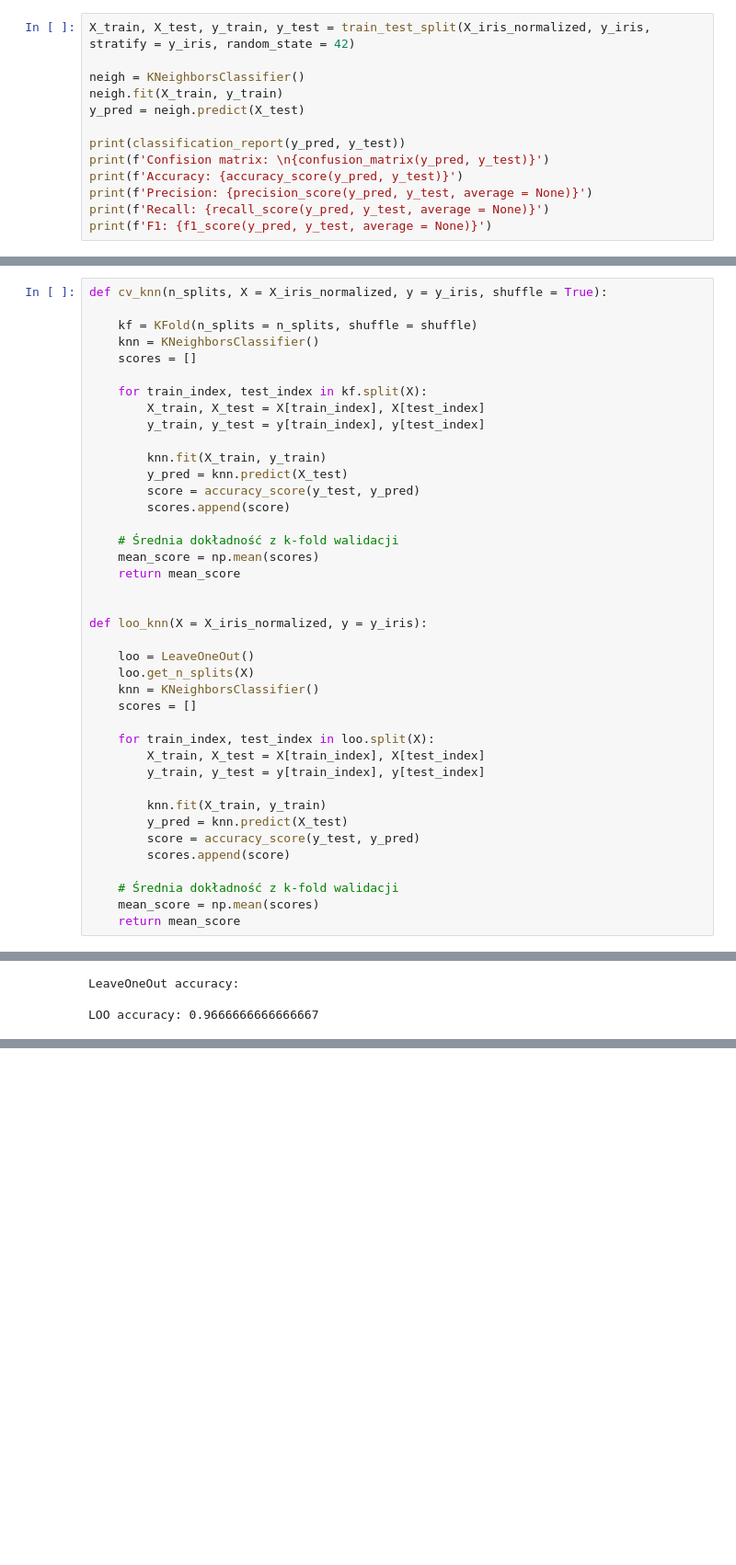
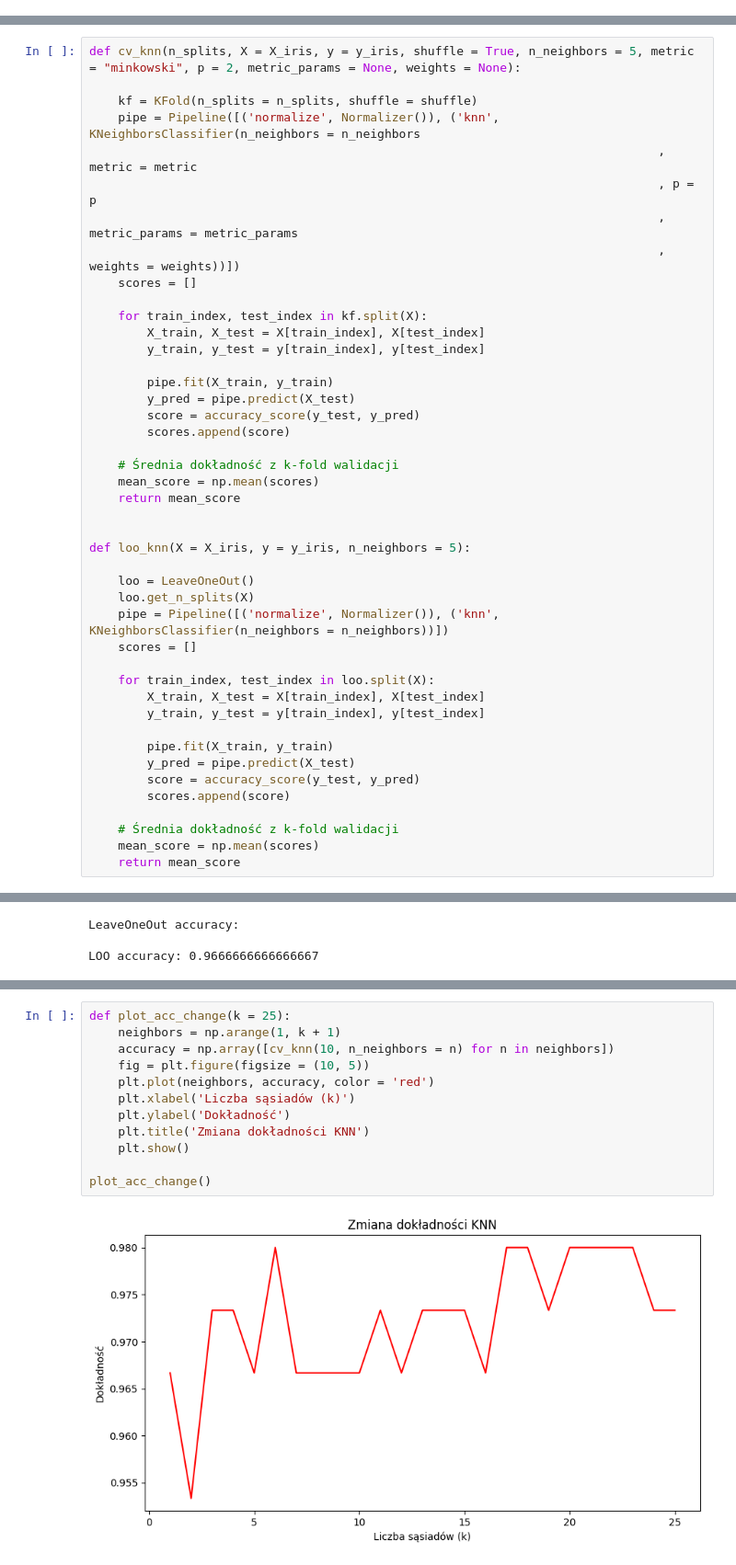
Before and after one commit to mweuro/ML_2024, a Jupyter notebook: task_2/ML_2.ipynb, the cells around one changed output, grey strips where cells are left out. Shown: that part at 92% size. Saved outputs shown, nothing was run; the diff lists cells and outputs as text; blank space fills up the shorter version.

```diff
--- a/task_2/ml2.ipynb
+++ b/task_2/ML_2.ipynb
@@ -110,13 +77,0 @@ weighted avg       0.98      0.97      0.97        38
-# %%
-X_train, X_test, y_train, y_test = train_test_split(X_iris_normalized, y_iris, stratify = y_iris, random_state = 42)
-
-neigh = KNeighborsClassifier()
-neigh.fit(X_train, y_train)
-y_pred = neigh.predict(X_test)
-
-print(classification_report(y_pred, y_test))
-print(f'Confision matrix: \n{confusion_matrix(y_pred, y_test)}')
-print(f'Accuracy: {accuracy_score(y_pred, y_test)}')
-print(f'Precision: {precision_score(y_pred, y_test, average = None)}')
-print(f'Recall: {recall_score(y_pred, y_test, average = None)}')
-print(f'F1: {f1_score(y_pred, y_test, average = None)}')
@@ -142,18 +101,22 @@ F1: [1.         0.96       0.96296296]
 # %% [markdown]
 ### 4. Implementacja procedury walidacji krzyżowej
 # %%
-def cv_knn(n_splits, X = X_iris_normalized, y = y_iris, shuffle = True):
+def cv_knn(n_splits, X = X_iris, y = y_iris, shuffle = True, n_neighbors = 5, metric = "minkowski", p = 2, metric_params = None, weights = None):
 
     kf = KFold(n_splits = n_splits, shuffle = shuffle)
-    knn = KNeighborsClassifier()
+    pipe = Pipeline([('normalize', Normalizer()), ('knn', KNeighborsClassifier(n_neighbors = n_neighbors
+                                                                               , metric = metric
+                                                                               , p = p
+                                                                               , metric_params = metric_params
+                                                                               , weights = weights))])
     scores = []
 
     for train_index, test_index in kf.split(X):
         X_train, X_test = X[train_index], X[test_index]
         y_train, y_test = y[train_index], y[test_index]
 
-        knn.fit(X_train, y_train)
-        y_pred = knn.predict(X_test)
+        pipe.fit(X_train, y_train)
+        y_pred = pipe.predict(X_test)
         score = accuracy_score(y_test, y_pred)
         scores.append(score)
 
@@ -162,19 +125,19 @@ def cv_knn(n_splits, X = X_iris_normalized, y = y_iris, shuffle = True):
     return mean_score
 
 
-def loo_knn(X = X_iris_normalized, y = y_iris):
+def loo_knn(X = X_iris, y = y_iris, n_neighbors = 5):
 
     loo = LeaveOneOut()
     loo.get_n_splits(X)
-    knn = KNeighborsClassifier()
+    pipe = Pipeline([('normalize', Normalizer()), ('knn', KNeighborsClassifier(n_neighbors = n_neighbors))])
     scores = []
 
     for train_index, test_index in loo.split(X):
         X_train, X_test = X[train_index], X[test_index]
         y_train, y_test = y[train_index], y[test_index]
 
-        knn.fit(X_train, y_train)
-        y_pred = knn.predict(X_test)
+        pipe.fit(X_train, y_train)
+        y_pred = pipe.predict(X_test)
         score = accuracy_score(y_test, y_pred)
         scores.append(score)
 
@@ -212,0 +183,14 @@ LOO accuracy: 0.9666666666666667
+# %%
+def plot_acc_change(k = 25):
+    neighbors = np.arange(1, k + 1)
+    accuracy = np.array([cv_knn(10, n_neighbors = n) for n in neighbors])
+    fig = plt.figure(figsize = (10, 5))
+    plt.plot(neighbors, accuracy, color = 'red')
+    plt.xlabel('Liczba sąsiadów (k)')
+    plt.ylabel('Dokładność')
+    plt.title('Zmiana dokładności KNN')
+    plt.show()
+
+plot_acc_change()
+# %% [output]
+[figure, added]
```
Also changed, not shown: parts of 20 cells of this notebook.
